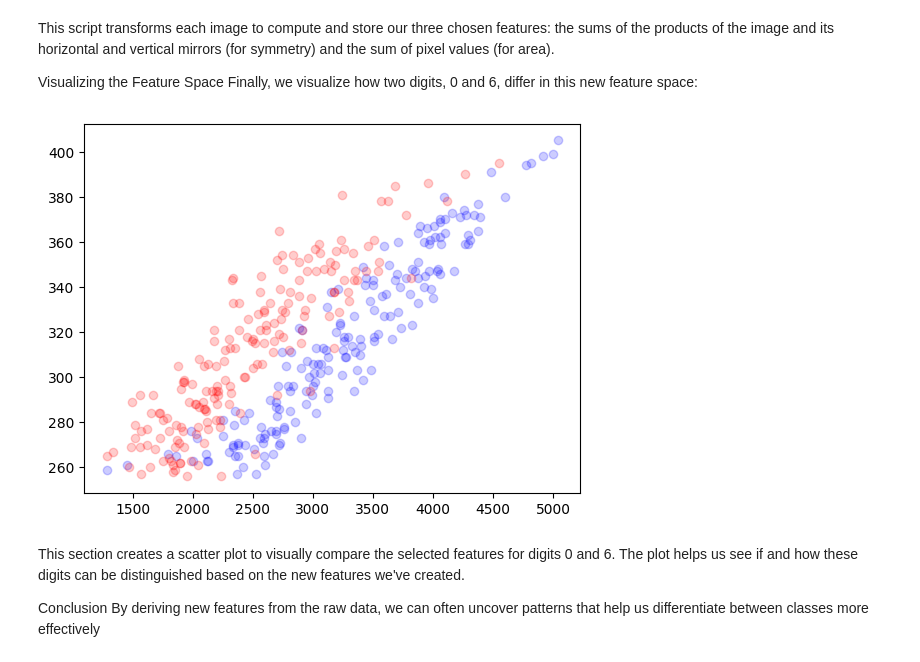
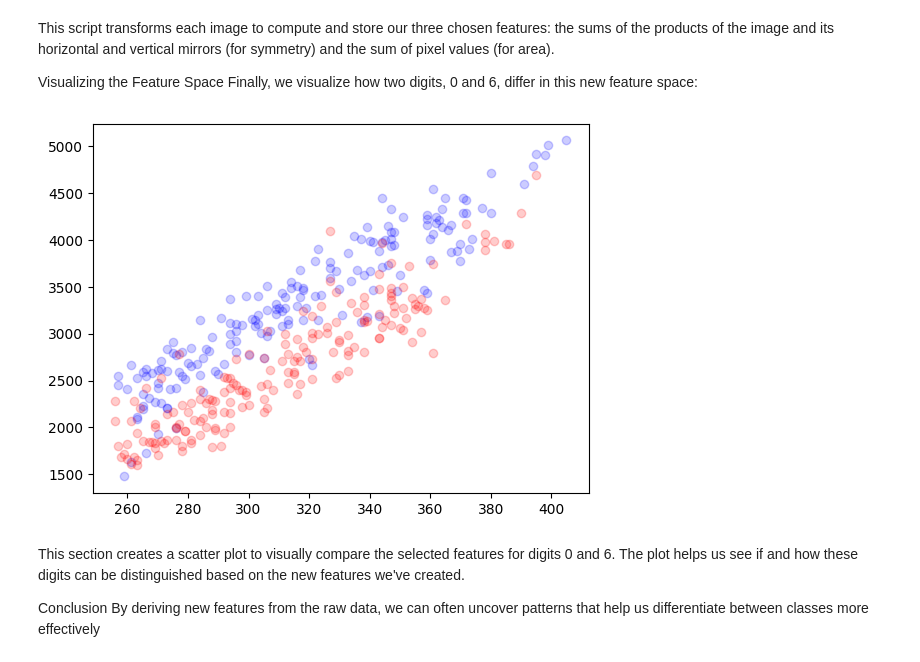
Before and after one commit to dbigman/nbs-4-master, a Jupyter notebook: s-408/2. Machine Learning I.ipynb, the cells around one changed output. Saved outputs shown, nothing was run; the diff lists cells and outputs as text; code cells hidden in the pictures.

```diff
--- a/s-408/2. Machine Learning I.ipynb
+++ b/s-408/2. Machine Learning I.ipynb
@@ -348,21 +350,21 @@ Finally, we visualize how two digits, 0 and 6, differ in this new feature space:
 # %%
 import matplotlib.pyplot as plt
 
 # Find indices of digits 0 and 6.
 idxA = y==0
 idxB = y==6
 
 # Choose which features to plot.
-feature1 = 0
-feature2 = 1
+feature1 = 1
+feature2 = 2
 
 # Plot the features for digits 0 and 6.
 plt.figure()
 plt.scatter(Xnew[idxA, feature1], Xnew[idxA, feature2], c='blue', alpha=0.2)
 plt.scatter(Xnew[idxB, feature1], Xnew[idxB, feature2], c='red', alpha=0.2)
 plt.show()
 # %% [output]
-[figure, old version]
+[figure, new version]
 # %% [markdown]
 This section creates a scatter plot to visually compare the selected features for digits 0 and 6. The plot helps us see if and how these digits can be distinguished based on the new features we've created.
 
```
Also changed, not shown: parts of 9 cells of this notebook, 22 other files.
